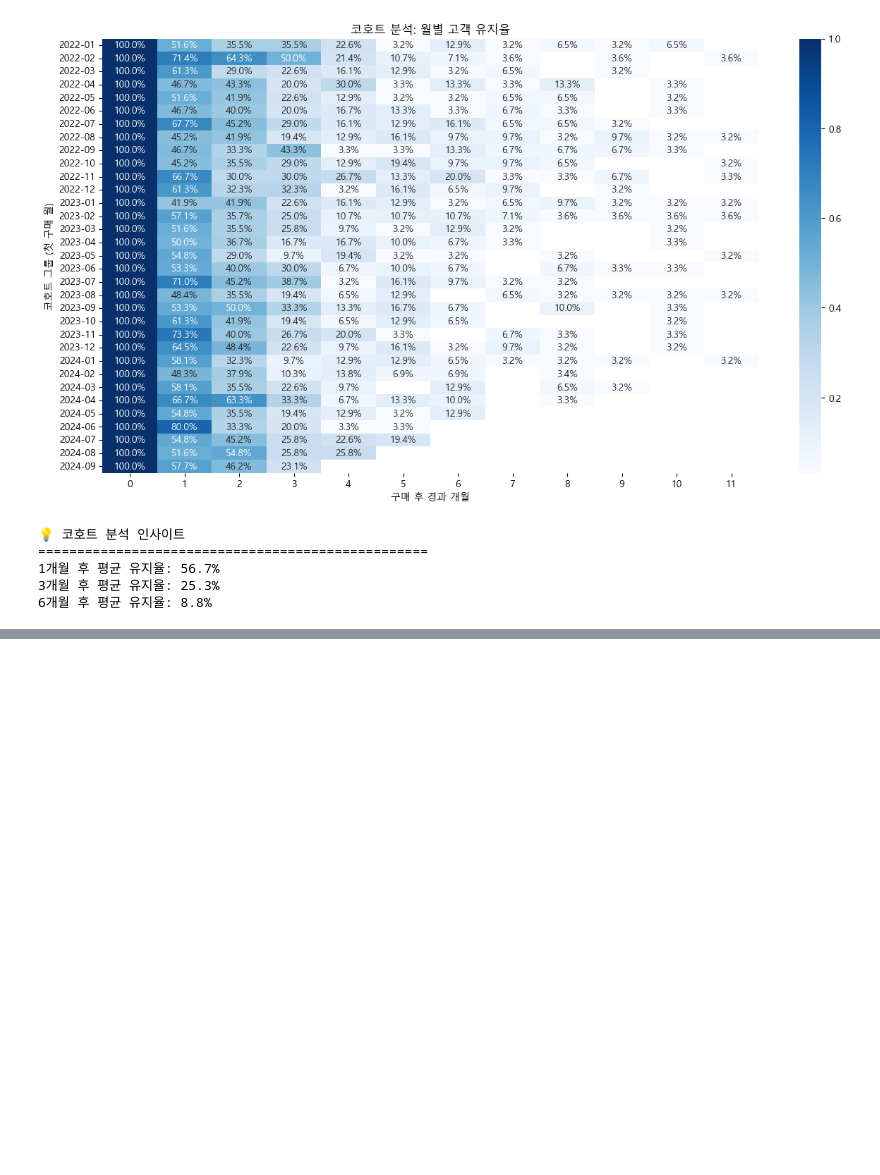
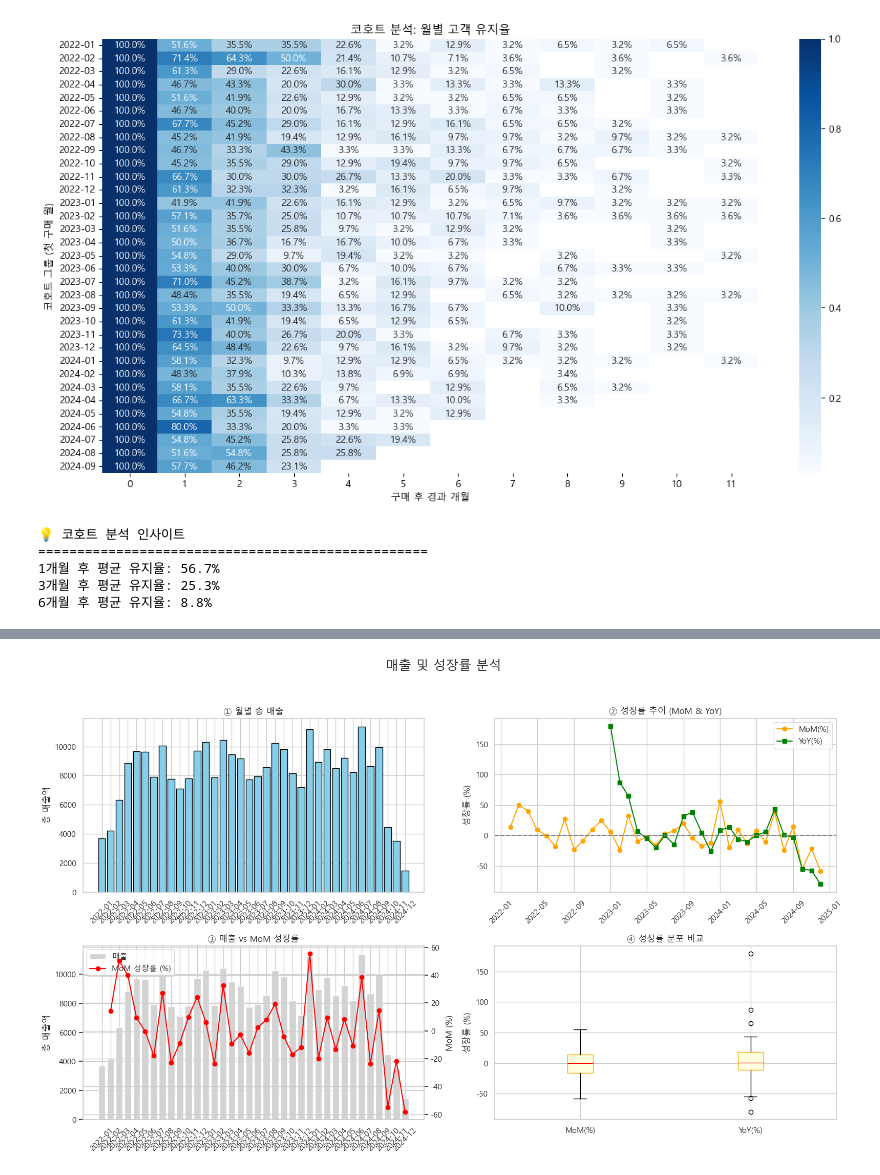
Before and after one commit to baesisi3648/TIL, a Jupyter notebook: 데이터분석/04-kpi.ipynb, the cells around one changed output, grey strips where cells are left out. Drawn from its saved outputs; the diff is of its cells as text; code cells hidden in the pictures; blank space fills up the shorter version.

```diff
--- a/데이터분석/04-kpi.ipynb
+++ b/데이터분석/04-kpi.ipynb
@@ -33,7 +33,7 @@ import warnings
 
 warnings.filterwarnings('ignore', category=UserWarning)
 plt.rcParams['font.family'] = 'Malgun Gothic'
-plt.rcParams['axes.unicode_minus'] = False
+plt.rcParams['plt.unicode_minus'] = False
 # 실습용 전자상거래 데이터 생성
 np.random.seed(42)
 
@@ -400,0 +462,62 @@ if retention_3m < 0.15:
+# %%
+import matplotlib.pyplot as plt
+
+plt.figure(figsize=(16, 10))
+plt.suptitle('매출 및 성장률 분석', fontsize=18)
+plt.rcParams['font.family'] = 'Malgun Gothic'
+
+
+# 1. 월별 매출
+plt.subplot(2, 2, 1)
+plt.bar(result.index.strftime('%Y-%m'), result['total_sales'], color='skyblue', edgecolor='black')
+plt.title('① 월별 총 매출')
+plt.ylabel('총 매출액')
+plt.xticks(rotation=45)
+
+# 2. MoM / YoY 성장률 추이
+plt.subplot(2, 2, 2)
+plt.plot(result.index, result['MoM(%)'], label='MoM(%)', marker='o', color='orange')
+plt.plot(result.index, result['YoY(%)'], label='YoY(%)', marker='s', color='green')
+plt.axhline(0, color='gray', linestyle='--')
+plt.title('② 성장률 추이 (MoM & YoY)')
+plt.ylabel('성장률 (%)')
+plt.legend()
+plt.xticks(rotation=45)
+
+# 3. 매출 vs MoM 같이 보기 (막대 + 선, y축 분리)
+plt.subplot(2, 2, 3)
+ax1 = plt.gca()  # 현재 subplot의 axis 가져오기
+
+# 막대 그래프: 매출
+bars = ax1.bar(result.index.strftime('%Y-%m'), result['total_sales'],
+               color='lightgray', label='매출')
+ax1.set_ylabel('총 매출액')
+ax1.set_title('③ 매출 vs MoM 성장률')
+ax1.tick_params(axis='x', rotation=45)
+
+# 선 그래프: MoM (두 번째 y축)
+ax2 = ax1.twinx()
+line = ax2.plot(result.index.strftime('%Y-%m'), result['MoM(%)'],
+                color='red', marker='o', label='MoM 성장률 (%)')
+ax2.set_ylabel('MoM (%)')
+
+# 범례 병합
+lines1, labels1 = ax1.get_legend_handles_labels()
+lines2, labels2 = ax2.get_legend_handles_labels()
+ax1.legend(lines1 + lines2, labels1 + labels2, loc='upper left')
+
+
+# 4. 성장률 분포 Boxplot
+plt.subplot(2, 2, 4)
+plt.boxplot([result['MoM(%)'].dropna(), result['YoY(%)'].dropna()],
+            labels=['MoM(%)', 'YoY(%)'],
+            patch_artist=True,
+            boxprops=dict(facecolor='lightyellow', color='orange'),
+            medianprops=dict(color='red'))
+plt.title('④ 성장률 분포 비교')
+plt.ylabel('성장률 (%)')
+
+plt.tight_layout(rect=[0, 0, 1, 0.95])
+plt.show()
+# %% [output]
+[figure, added]
```
Also changed, not shown: parts of 12 cells of this notebook, 1 other file.
